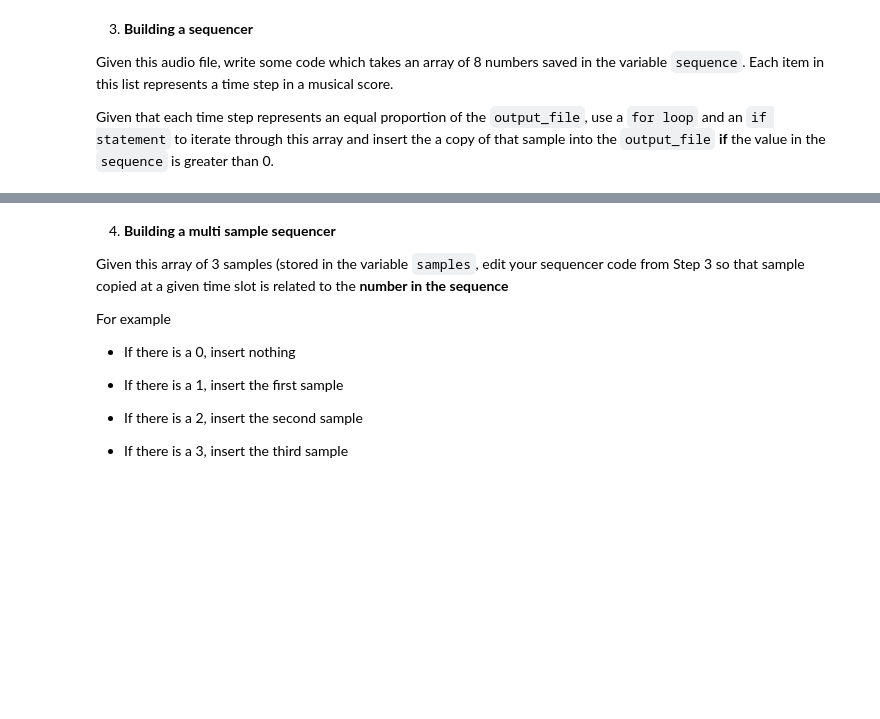
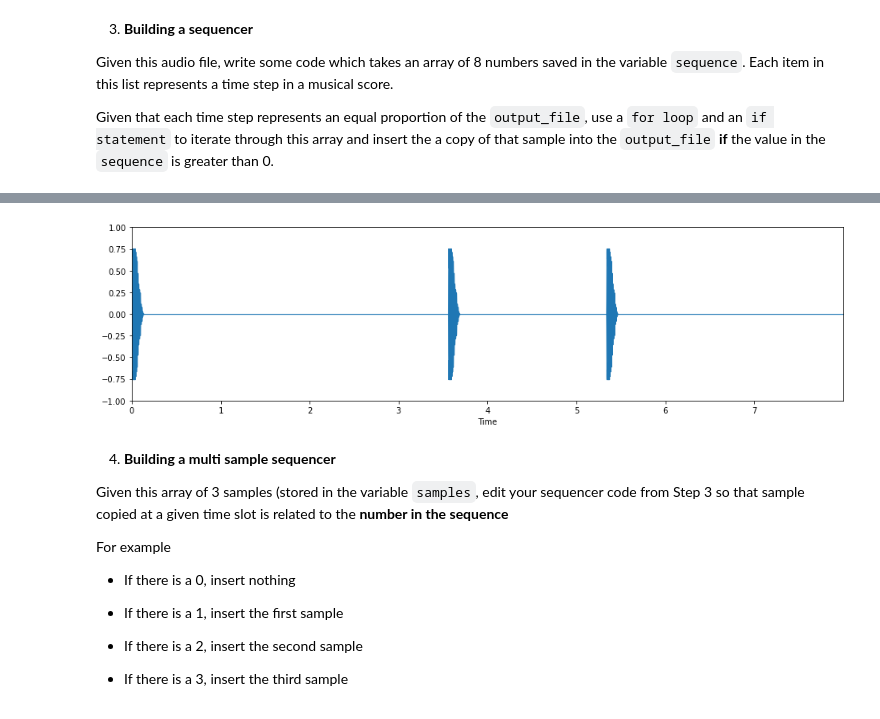
Before and after one commit to Yifan-FENG/test, a Jupyter notebook: Week-4/STEM-4-C-Week-4-Task-Partial-Solutions.ipynb, the cells around one changed output, grey strips where cells are left out. Saved outputs shown, nothing was run; the diff lists cells and outputs as text; code cells hidden in the pictures; blank space fills up the shorter version.

```diff
--- a/Week-4/STEM-4-C-Week-4-Task-Partial-Solutions.ipynb
+++ b/Week-4/STEM-4-C-Week-4-Task-Partial-Solutions.ipynb
@@ -74,5 +78,13 @@ output_file = np.zeros(output_file_size)
 sequence = [1,0,0,0,1,0,1,0,0]
 
 #your code here
+step_size = output_file_size // len(sequence)
+
+for i in range(len(sequence)):
+    if sequence[i] > 0:
+        start = step_size * i
+        end = start + len(bass_drum)
+        output_file[start:end] = bass_drum
 
 show_audio(output_file)
+# %% [output]
@@ -79,3 +92,4 @@ show_audio(output_file)
+[figure, added]
 # %% [markdown]
 4. **Building a multi sample sequencer**
 
```
Also changed, not shown: parts of 5 cells of this notebook, 2 other files.
